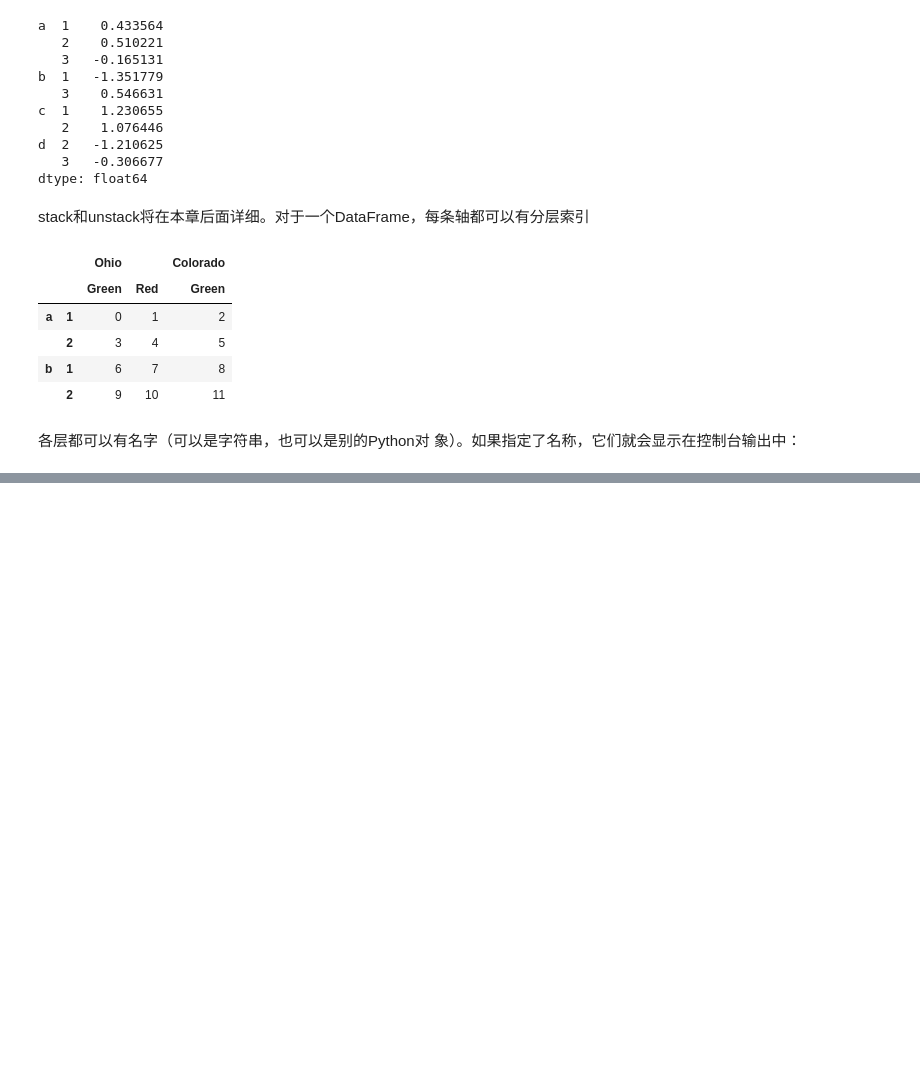
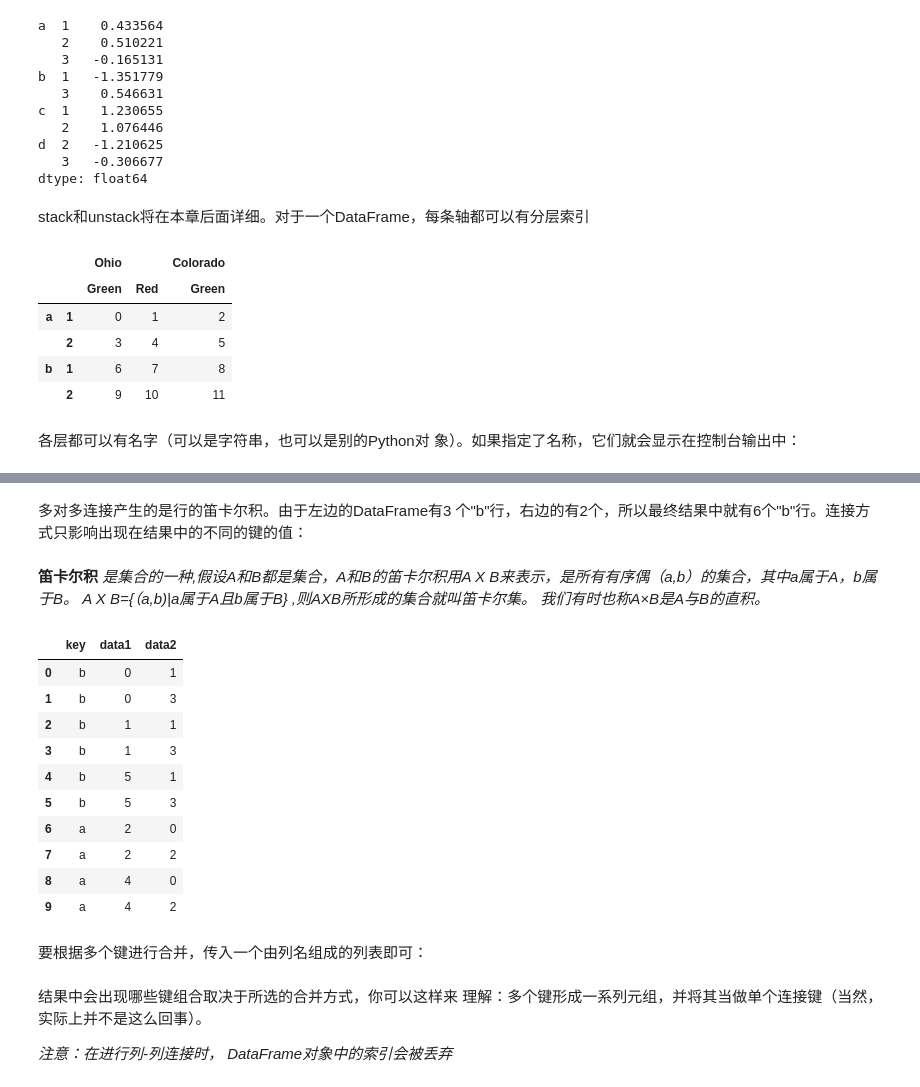
Before and after one commit to now-101/numpy_camp, a Jupyter notebook: task05.ipynb, the cells around one changed output, grey strips where cells are left out. Drawn from its saved outputs; the diff is of its cells as text; code cells hidden in the pictures; blank space fills up the shorter version.

```diff
--- a/task05.ipynb
+++ b/task05.ipynb
@@ -148,0 +415,22 @@ NameError: name 'MultiIndex' is not defined
+# %% [markdown]
+多对多连接产⽣的是⾏的笛卡尔积。由于左边的DataFrame有3
+个"b"⾏，右边的有2个，所以最终结果中就有6个"b"⾏。连接⽅
+式只影响出现在结果中的不同的键的值：
+# %% [markdown]
+**笛卡尔积** *是集合的一种,假设A和B都是集合，A和B的笛卡尔积用A X B来表示，是所有有序偶（a,b）的集合，其中a属于A，b属于B。 A X B={（a,b)|a属于A且b属于B} ,则AXB所形成的集合就叫笛卡尔集。 我们有时也称A×B是A与B的直积。*
+# %%
+pd.merge(df1, df2, how='inner')
+# %% [output]
+|  | key | data1 | data2 |
+| 0 | b | 0 | 1 |
+| 1 | b | 0 | 3 |
+| 2 | b | 1 | 1 |
+| 3 | b | 1 | 3 |
+| 4 | b | 5 | 1 |
+| 5 | b | 5 | 3 |
+| 6 | a | 2 | 0 |
+| 7 | a | 2 | 2 |
+| 8 | a | 4 | 0 |
+| 9 | a | 4 | 2 |
+# %% [markdown]
+要根据多个键进⾏合并，传⼊⼀个由列名组成的列表即可：
@@ -148,0 +444,6 @@ NameError: name 'MultiIndex' is not defined
+# %% [markdown]
+结果中会出现哪些键组合取决于所选的合并⽅式，你可以这样来
+理解：多个键形成⼀系列元组，并将其当做单个连接键（当然，
+实际上并不是这么回事）。
+
+*注意：在进行列-列连接时， DataFrame对象中的索引会被丢弃*
```
Also changed, not shown: parts of 50 cells of this notebook.
